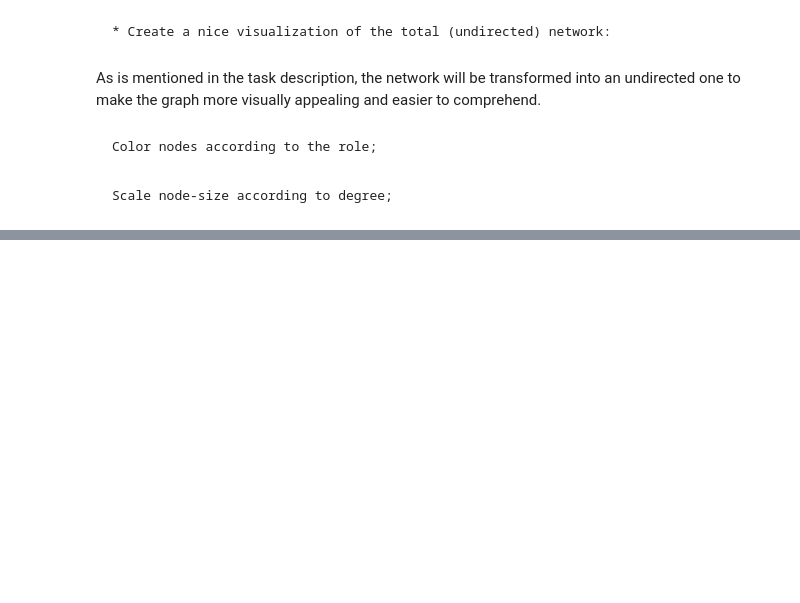
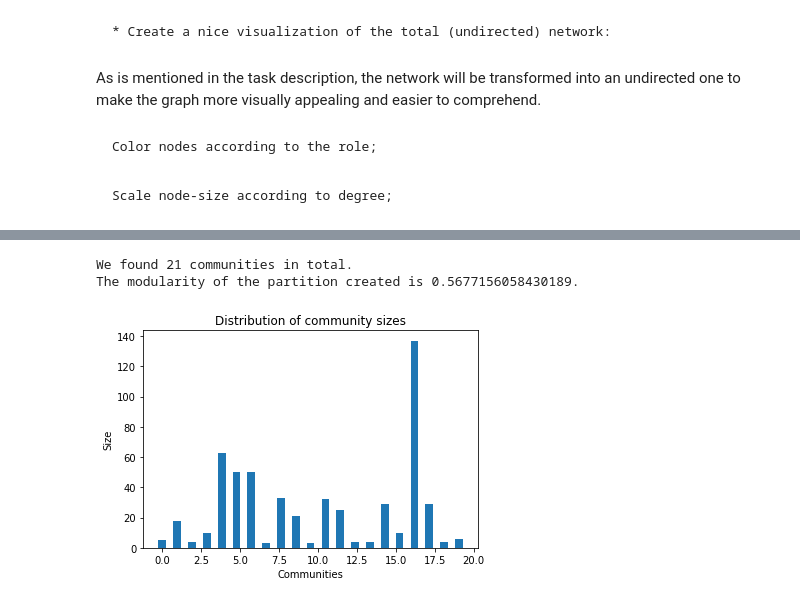
Before and after one commit to vfrantzvaag/assignmentTwo, a Jupyter notebook: exerciseOne.ipynb, the cells around one changed output, grey strips where cells are left out. Drawn from its saved outputs; the diff is of its cells as text; code cells hidden in the pictures; blank space fills up the shorter version.

```diff
--- a/exerciseOne.ipynb
+++ b/exerciseOne.ipynb
@@ -403,0 +547,22 @@ AdjustSpeedAndApplyForces step  took  0.10  seconds
+# %%
+partition = community_louvain.best_partition(V, randomize=False)
+count = len(set(partition.values()))
+modu = community_louvain.modularity(partition, V)
+print(f"We found {count} communities in total.")
+print(f"The modularity of the partition created is {modu}.")
+
+data = list(partition.values())
+five_largest = []
+for elem in Counter(data).most_common(5):
+    five_largest.append(elem[0])
+
+values, bins = np.histogram(list(partition.values()), count)
+plt.bar(bins[:-1], values, width=0.5)
+plt.title('Distribution of community sizes')
+plt.xlabel('Communities')
+plt.ylabel('Size')
+plt.show()
+# %% [output]
+We found 21 communities in total.
+The modularity of the partition created is 0.5677156058430189.
+[figure, added]
```
Also changed, not shown: parts of 28 cells of this notebook.
